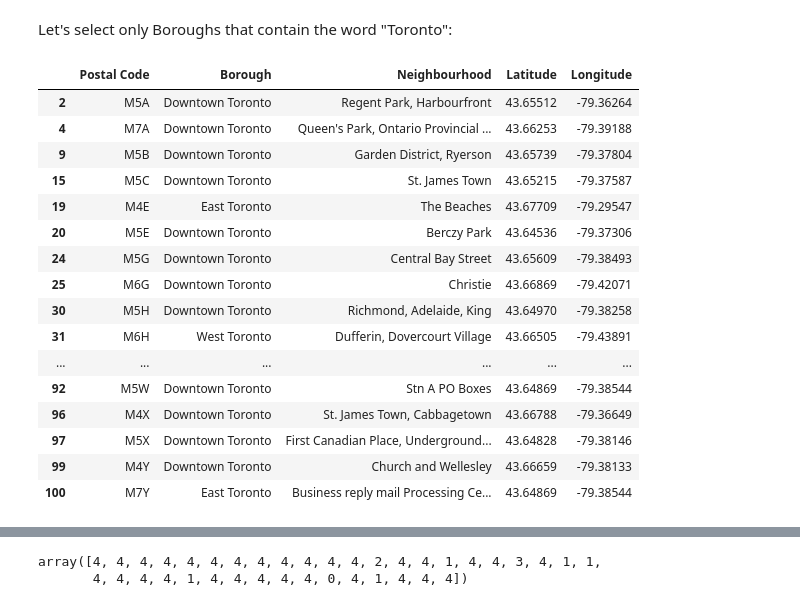
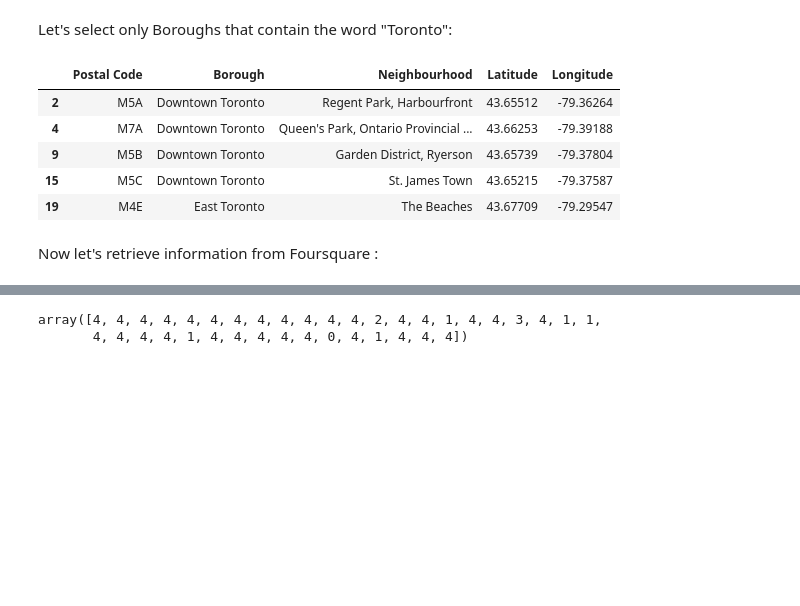
Before and after one commit to SoCrespo/Coursera_Capstone, a Jupyter notebook: Segmenting_and_clustering_in_Toronto_FULL.ipynb, the cells around one changed output, grey strips where cells are left out. Saved outputs shown, nothing was run; the diff lists cells and outputs as text; code cells hidden in the pictures; blank space fills up the shorter version.

```diff
--- a/Segmenting_and_clustering_in_Toronto_FULL.ipynb
+++ b/Segmenting_and_clustering_in_Toronto_FULL.ipynb
@@ -154,22 +147,13 @@ To avoid any problem I would rather use the csv file data but it seems not to be
 Let's select only Boroughs that contain the word "Toronto":
 # %%
 toronto = toronto[toronto['Borough'].str.contains('Toronto')]
-toronto
+toronto.head()
 # %% [output]
 |  | Postal Code | Borough | Neighbourhood | Latitude | Longitude |
 | 2 | M5A | Downtown Toronto | Regent Park, Harbourfront | 43.65512 | -79.36264 |
 | 4 | M7A | Downtown Toronto | Queen's Park, Ontario Provincial ... | 43.66253 | -79.39188 |
 | 9 | M5B | Downtown Toronto | Garden District, Ryerson | 43.65739 | -79.37804 |
 | 15 | M5C | Downtown Toronto | St. James Town | 43.65215 | -79.37587 |
 | 19 | M4E | East Toronto | The Beaches | 43.67709 | -79.29547 |
-| 20 | M5E | Downtown Toronto | Berczy Park | 43.64536 | -79.37306 |
-| 24 | M5G | Downtown Toronto | Central Bay Street | 43.65609 | -79.38493 |
-| 25 | M6G | Downtown Toronto | Christie | 43.66869 | -79.42071 |
-| 30 | M5H | Downtown Toronto | Richmond, Adelaide, King | 43.64970 | -79.38258 |
-| 31 | M6H | West Toronto | Dufferin, Dovercourt Village | 43.66505 | -79.43891 |
-| ... | ... | ... | ... | ... | ... |
-| 92 | M5W | Downtown Toronto | Stn A PO Boxes | 43.64869 | -79.38544 |
-| 96 | M4X | Downtown Toronto | St. James Town, Cabbagetown | 43.66788 | -79.36649 |
-| 97 | M5X | Downtown Toronto | First Canadian Place, Underground... | 43.64828 | -79.38146 |
-| 99 | M4Y | Downtown Toronto | Church and Wellesley | 43.66659 | -79.38133 |
-| 100 | M7Y | East Toronto | Business reply mail Processing Ce... | 43.64869 | -79.38544 |
+# %% [markdown]
+Now let's retrieve information from Foursquare :
```
Also changed, not shown: parts of 13 cells of this notebook.
